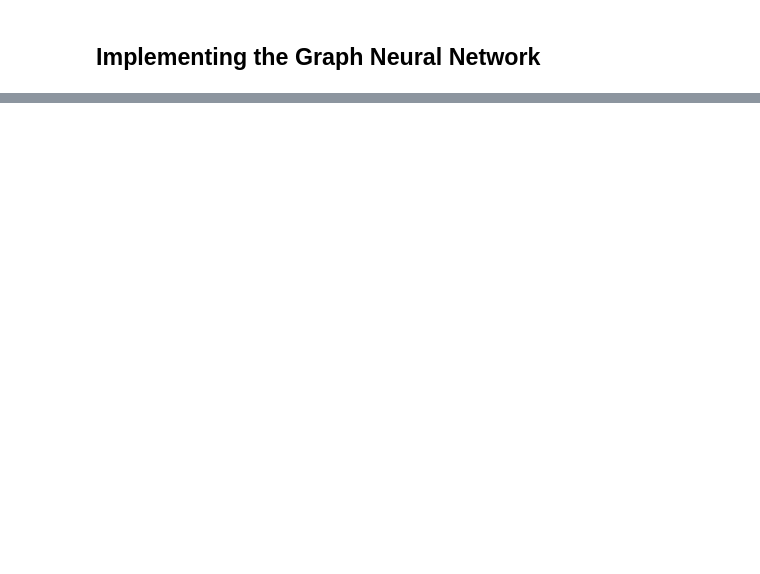
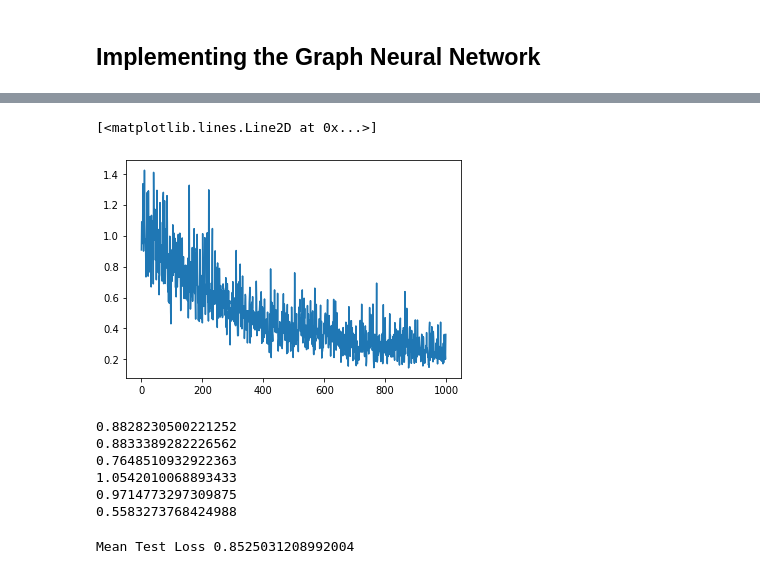
Before and after one commit to tejaspradhan/Graph-Neural-Networks, a Jupyter notebook: code/GNN_Molecule_Data.ipynb, the cells around one changed output, grey strips where cells are left out. Drawn from its saved outputs; the diff is of its cells as text; code cells hidden in the pictures; blank space fills up the shorter version.

Commit message:
complete GNN training on ESOL dataset

```diff
--- a/code/GNN_Molecule_Data.ipynb
+++ b/code/GNN_Molecule_Data.ipynb
@@ -196,0 +237,36 @@ molecule
+# %%
+from torch_geometric.loader import DataLoader
+L = torch.nn.MSELoss()
+optimizer = torch.optim.Adam(model.parameters(), lr=0.001)
+
+# Use GPU for training
+device = torch.device("cuda:0" if torch.cuda.is_available() else "cpu")
+model = model.to(device)
+# %%
+# Splitting into training and testing
+train_loader = DataLoader(data[:int(len(data) * 0.7)],
+                    batch_size=64, shuffle=True)
+test_loader = DataLoader(data[int(len(data) * 0.7):],
+                         batch_size=64, shuffle=True)
+# %%
+## Writing the function for one complete forward and backward pass
+def train(data):
+  for batch in train_loader:
+    batch.to(device)
+    # Reset gradients
+    optimizer.zero_grad()
+    # Passing the node features and the connection info
+    pred, embedding = model(batch.x.float(), batch.edge_index, batch.batch)
+    # Calculating the loss and gradients
+    loss = torch.sqrt(L(pred, batch.y)) # root mean squared error
+    loss.backward()
+    # Update using the gradients
+    optimizer.step()
+  return loss
+# %%
+loss_vals = []
+for epoch in range(1000):
+  loss_value = train(data)
+  loss_vals.append(loss_value)
+  if(epoch%100==0):
+    print("Epoch: ",epoch, "Loss: ",loss_value.item())
@@ -196,0 +284,26 @@ molecule
+# %%
+import matplotlib.pyplot as plt
+plt.plot(range(1000),loss_vals)
+# %% [output]
+[<matplotlib.lines.Line2D at 0x...>]
+[figure, added]
+# %%
+test_losses = []
+with torch.no_grad():
+  for batch in test_loader:
+    batch.to(device)
+    pred,embedding = model(batch.x.float(),batch.edge_index,batch.batch)
+    loss = torch.sqrt(L(pred,batch.y))
+    print(loss.item())
+    test_losses.append(loss)
+# %% [output]
+0.8828230500221252
+0.8833389282226562
+0.7648510932922363
+1.0542010068893433
+0.9714773297309875
+0.5583273768424988
+# %%
+print("Mean Test Loss",torch.mean(torch.tensor(test_losses)).item())
+# %% [output]
+Mean Test Loss 0.8525031208992004
```
Also changed, not shown: parts of 13 cells of this notebook.
